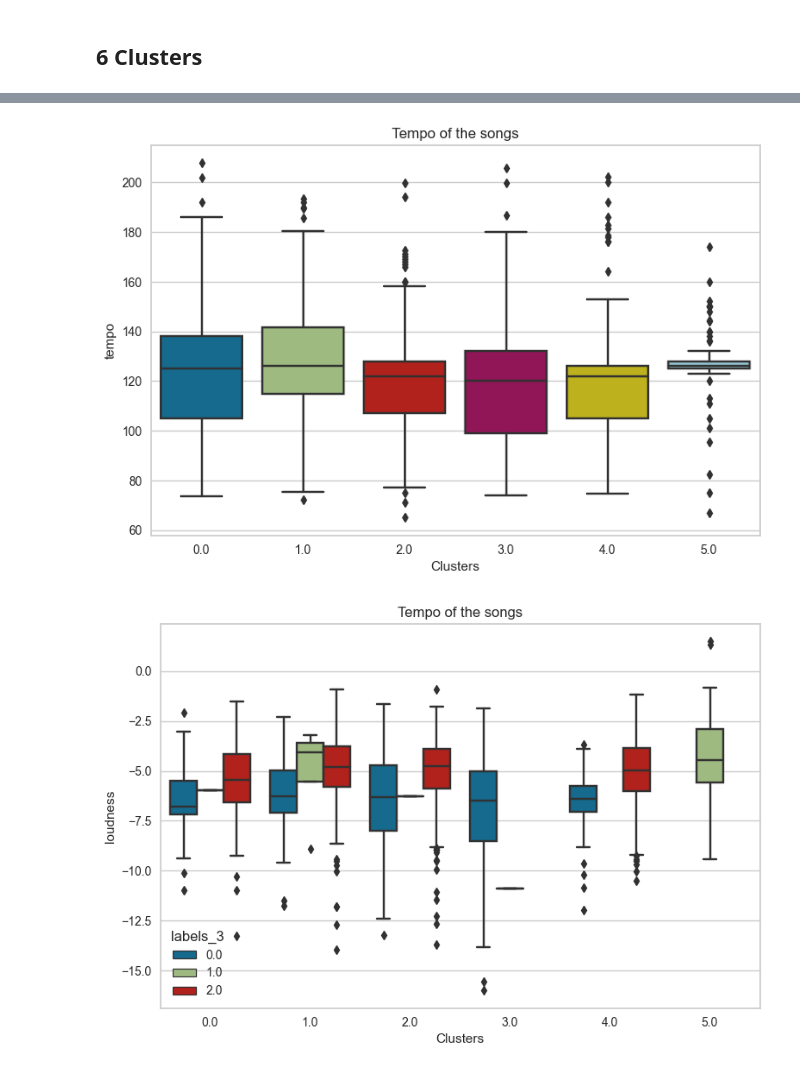
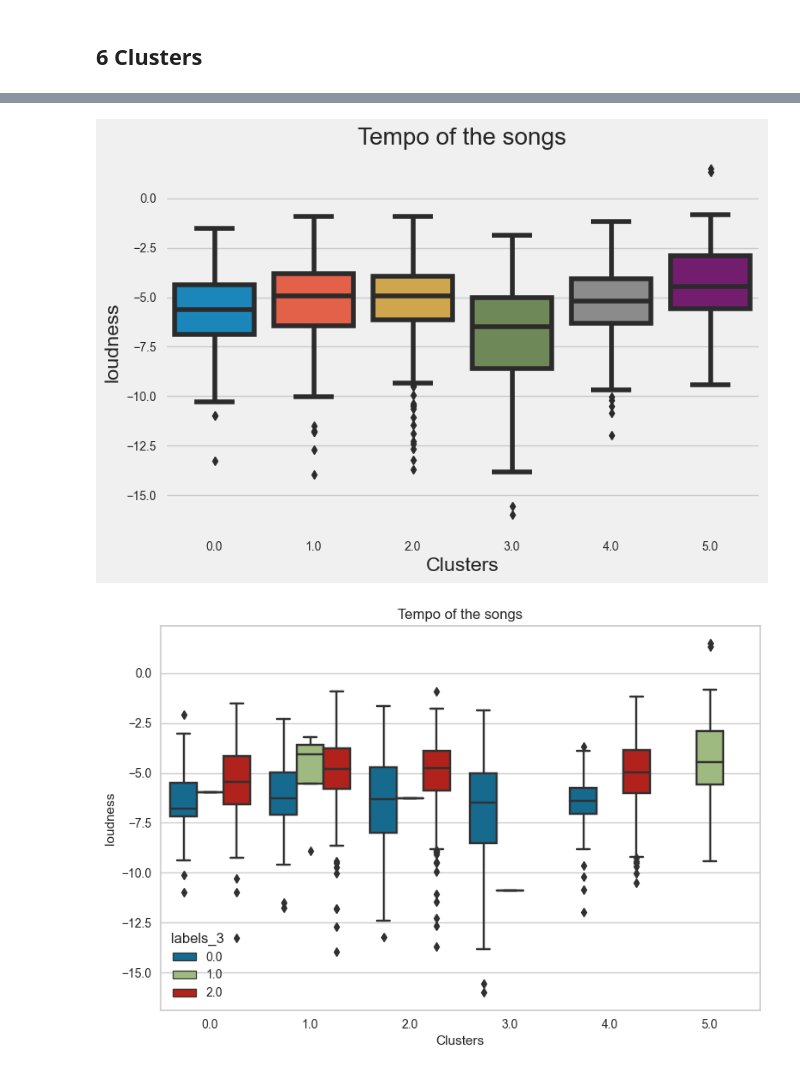
Before and after one commit to azebryk/My_spotify_songs, a Jupyter notebook: 3_EDA_Clustering.ipynb, the cells around one changed output, grey strips where cells are left out. Cells and saved outputs as stored; diff of their text form; code cells hidden in the pictures.

Commit message:
Plots update.

```diff
--- a/3_EDA_Clustering.ipynb
+++ b/3_EDA_Clustering.ipynb
@@ -394,7 +394,7 @@ For n_clusters = 7, silhouette score is 0.3913086178232002)
 For n_clusters = 8, silhouette score is 0.3492124571767684)
 For n_clusters = 9, silhouette score is 0.3619884151857513)
 # %%
-silhouette = SilhouetteVisualizer(KMeans(3))
+silhouette = SilhouetteVisualizer(KMeans(6))
 silhouette.fit(X_std)
 # plt.savefig('elbow_full.png', pad_inches=0.1)
 silhouette.show()
@@ -583,10 +601,11 @@ plt.show()
 # %%
-sns.boxplot(data=df, y='tempo', x='labels_6')
+sns.boxplot(data=df, y='loudness', x='labels_6')
 plt.title('Tempo of the songs')
 plt.xlabel('Clusters')
+plt.savefig('cluster_tempo.png', dpi=300)
 plt.show()
 # %% [output]
-[figure, old version]
+[figure, new version]
 # %%
 sns.boxplot(data=df, y='loudness', x='labels_6', hue='labels_3')
 plt.title('Tempo of the songs')
```
Also changed, not shown: parts of 7 cells of this notebook, 10 other files.
